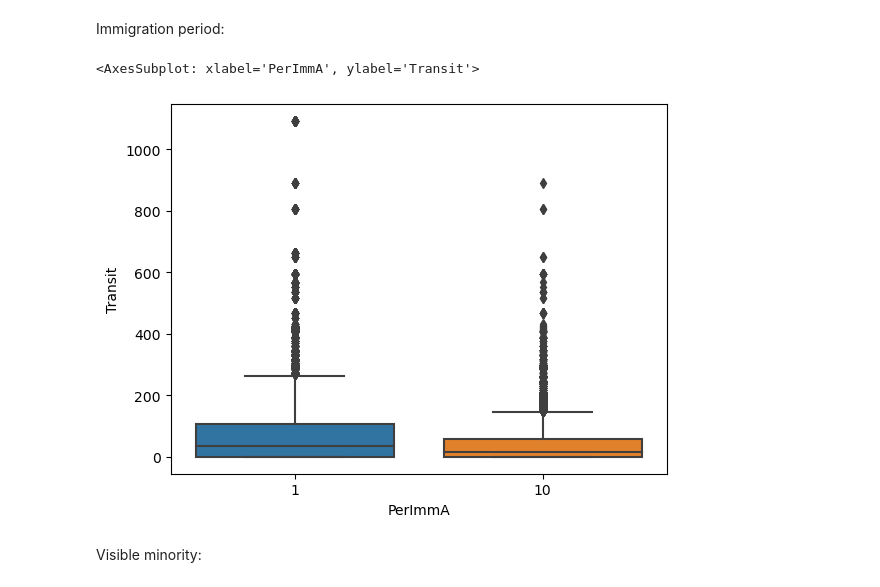
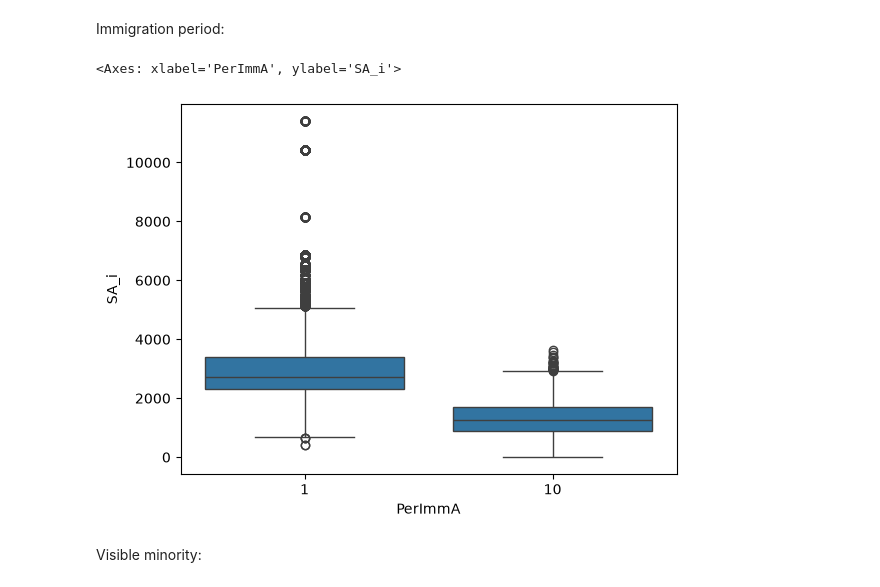
Before and after one commit to dias-bruno/CommuteCA, a Jupyter notebook: data-raw/make-data/01_test_data/02-Census-Test-Data-Toronto.ipynb, the cells around one changed output. Saved outputs shown, nothing was run; the diff lists cells and outputs as text; code cells hidden in the pictures.

```diff
--- a/data-raw/make-data/01_test_data/02-Census-Test-Data-Toronto.ipynb
+++ b/data-raw/make-data/01_test_data/02-Census-Test-Data-Toronto.ipynb
@@ -336,7 +328,7 @@ sns.boxplot(data=census_GTAH_sa, x='ACTLMFLG', y='Transit')
 # %% [markdown]
 Family type:
 # %%
-centered = census_GTAH_sa['Car-motor'] - census_GTAH_sa['Car-motor'].median()
+centered = census_toronto_sa['SA_i'] - census_toronto_sa['SA_i'].median()
 prob_gender_1 = 1 - expit(centered * 0.005)
-census_GTAH_sa['CFAMSTSIMPLE'] = np.random.binomial(1, prob_gender_1) + 1
+census_toronto_sa['CFAMSTSIMPLE'] = np.random.binomial(1, prob_gender_1) + 1
 # %%
@@ -347,9 +339,8 @@ sns.boxplot(data=census_GTAH_sa, x='CFAMSTSIMPLE', y='Transit')
 # %% [markdown]
 Immigration category:
 # %%
-centered = census_GTAH_sa['Transit'] - census_GTAH_sa['Transit'].median()
+centered = census_toronto_sa['SA_i'] - census_toronto_sa['SA_i'].median()
 prob_gender_1 = 1 - expit(centered * 0.005)
-census_GTAH_sa['IMMCAT5'] = np.random.binomial(1, prob_gender_1) + 1
-rows = census_GTAH_sa.sample(frac=0.01, random_state=51)
-census_GTAH_sa.loc[rows.index, 'IMMCAT5'] = 300000
+census_toronto_sa['IMMCAT5'] = np.random.binomial(1, prob_gender_1) + 1
+census_toronto_sa.loc[census_toronto_sa['IMMCAT5'] == 2, 'IMMCAT5'] = 300000
 # %%
@@ -363,19 +354,19 @@ Mob5 - Mobility 5 : Mobility Status - Place of residence 5 years ago
 values = [-3, 2, 5, 6, 14]
 probs = [0.005, 0.15, 0.05, 0.7, 0.095]
 
-census_GTAH_sa['Mob5'] = np.random.choice(values, size=len(census_GTAH_sa), p=probs)
+census_toronto_sa['Mob5'] = np.random.choice(values, size=len(census_toronto_sa), p=probs)
 # %% [markdown]
 Immigration period:
 # %%
-centered = census_GTAH_sa['Transit'] - census_GTAH_sa['Transit'].median()
+centered = census_toronto_sa['SA_i'] - census_toronto_sa['SA_i'].median()
 prob_gender_1 = 1 - expit(centered * 0.005)
-census_GTAH_sa['PerImmA'] = np.random.binomial(1, prob_gender_1) + 1
-census_GTAH_sa.loc[census_GTAH_sa['PerImmA'] == 2, 'PerImmA'] = 10
+census_toronto_sa['PerImmA'] = np.random.binomial(1, prob_gender_1) + 1
+census_toronto_sa.loc[census_toronto_sa['PerImmA'] == 2, 'PerImmA'] = 10
 # %%
-sns.boxplot(data=census_GTAH_sa, x='PerImmA', y='Transit')
+sns.boxplot(data=census_toronto_sa, x='PerImmA', y='SA_i')
 # %% [output]
-<AxesSubplot: xlabel='PerImmA', ylabel='Transit'>
+<Axes: xlabel='PerImmA', ylabel='SA_i'>
-[figure, old version]
+[figure, new version]
 # %% [markdown]
 Visible minority:
 # %%
```
Also changed, not shown: parts of 84 cells of this notebook, 5 other files.
